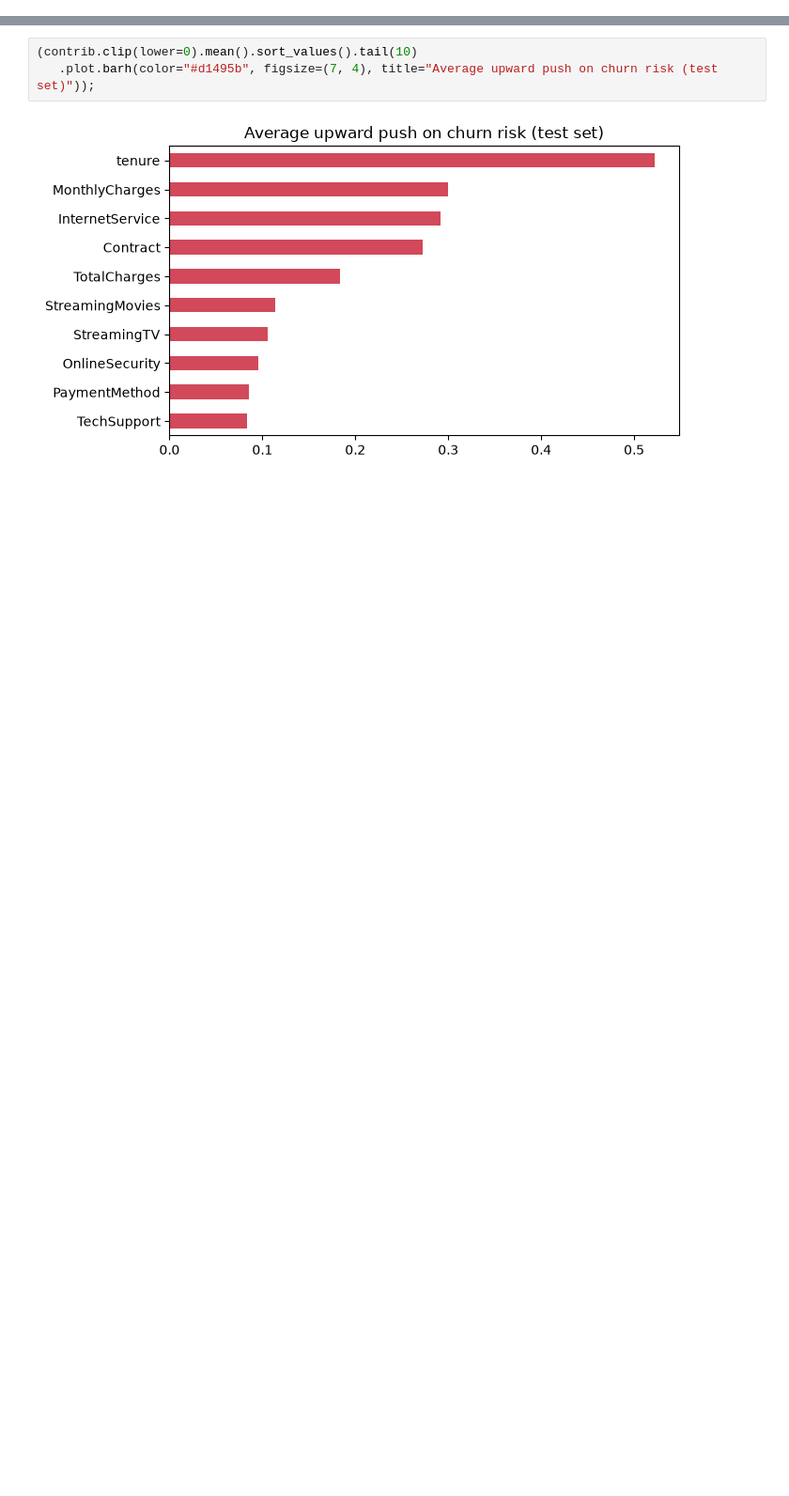
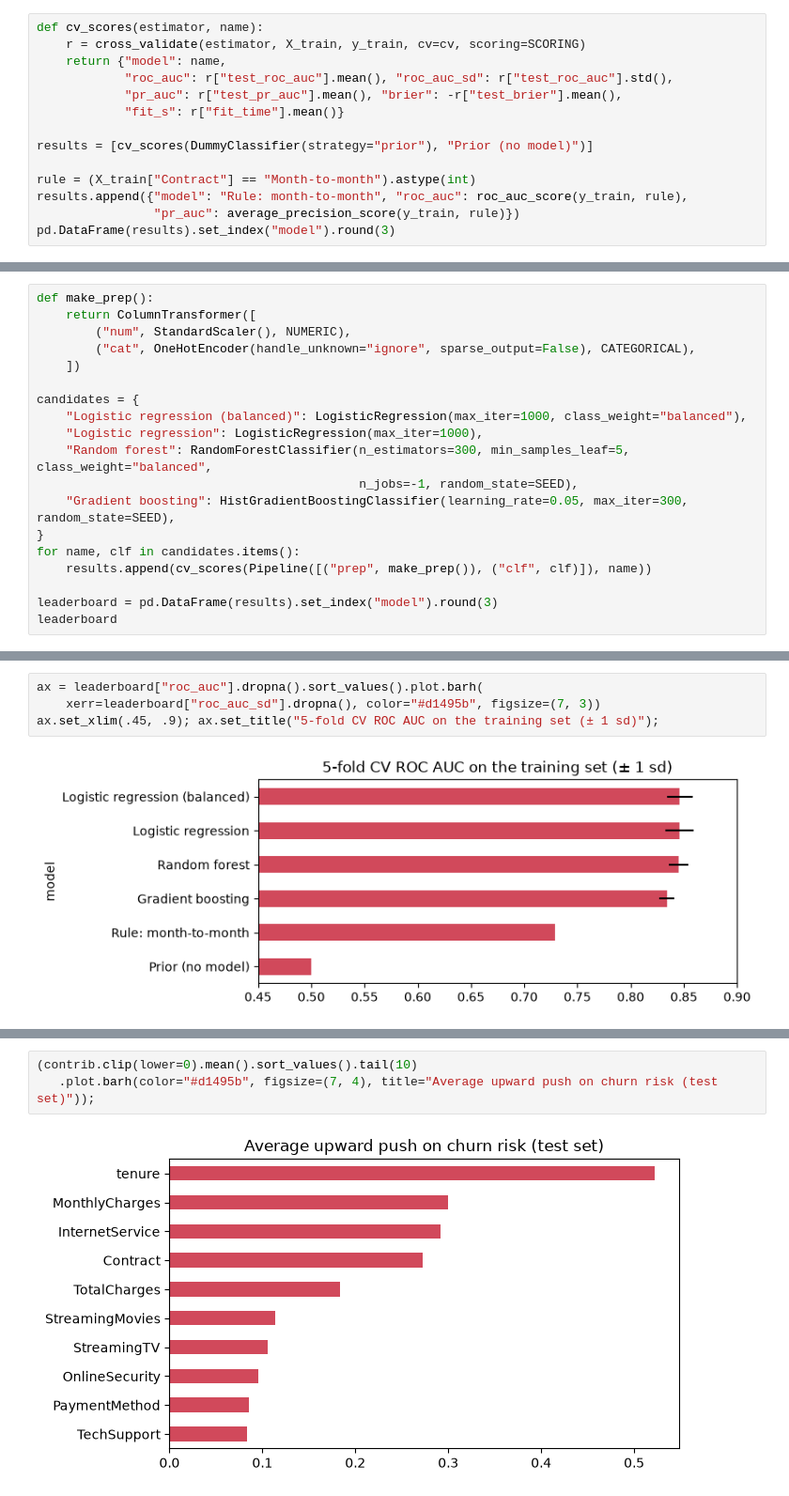
Before and after one commit to karusamuel/deployment_dsf-pt-15, a Jupyter notebook: index.ipynb, the cells around one changed output, grey strips where cells are left out. Shown at 94% size. Drawn from its saved outputs; the diff is of its cells as text; blank space fills up the shorter version.

```diff
--- a/index.ipynb
+++ b/index.ipynb
@@ -233,0 +191,14 @@ dtype: float64
+# %%
+def cv_scores(estimator, name):
+    r = cross_validate(estimator, X_train, y_train, cv=cv, scoring=SCORING)
+    return {"model": name,
+            "roc_auc": r["test_roc_auc"].mean(), "roc_auc_sd": r["test_roc_auc"].std(),
+            "pr_auc": r["test_pr_auc"].mean(), "brier": -r["test_brier"].mean(),
+            "fit_s": r["fit_time"].mean()}
+
+results = [cv_scores(DummyClassifier(strategy="prior"), "Prior (no model)")]
+
+rule = (X_train["Contract"] == "Month-to-month").astype(int)
+results.append({"model": "Rule: month-to-month", "roc_auc": roc_auc_score(y_train, rule),
+                "pr_auc": average_precision_score(y_train, rule)})
+pd.DataFrame(results).set_index("model").round(3)
@@ -233,0 +221,19 @@ dtype: float64
+# %%
+def make_prep():
+    return ColumnTransformer([
+        ("num", StandardScaler(), NUMERIC),
+        ("cat", OneHotEncoder(handle_unknown="ignore", sparse_output=False), CATEGORICAL),
+    ])
+
+candidates = {
+    "Logistic regression (balanced)": LogisticRegression(max_iter=1000, class_weight="balanced"),
+    "Logistic regression": LogisticRegression(max_iter=1000),
+    "Random forest": RandomForestClassifier(n_estimators=300, min_samples_leaf=5, class_weight="balanced",
+                                            n_jobs=-1, random_state=SEED),
+    "Gradient boosting": HistGradientBoostingClassifier(learning_rate=0.05, max_iter=300, random_state=SEED),
+}
+for name, clf in candidates.items():
+    results.append(cv_scores(Pipeline([("prep", make_prep()), ("clf", clf)]), name))
+
+leaderboard = pd.DataFrame(results).set_index("model").round(3)
+leaderboard
@@ -233,0 +249,6 @@ dtype: float64
+# %%
+ax = leaderboard["roc_auc"].dropna().sort_values().plot.barh(
+    xerr=leaderboard["roc_auc_sd"].dropna(), color="#d1495b", figsize=(7, 3))
+ax.set_xlim(.45, .9); ax.set_title("5-fold CV ROC AUC on the training set (± 1 sd)");
+# %% [output]
+[figure, added]
```
Also changed, not shown: parts of 65 cells of this notebook, 9 other files.
